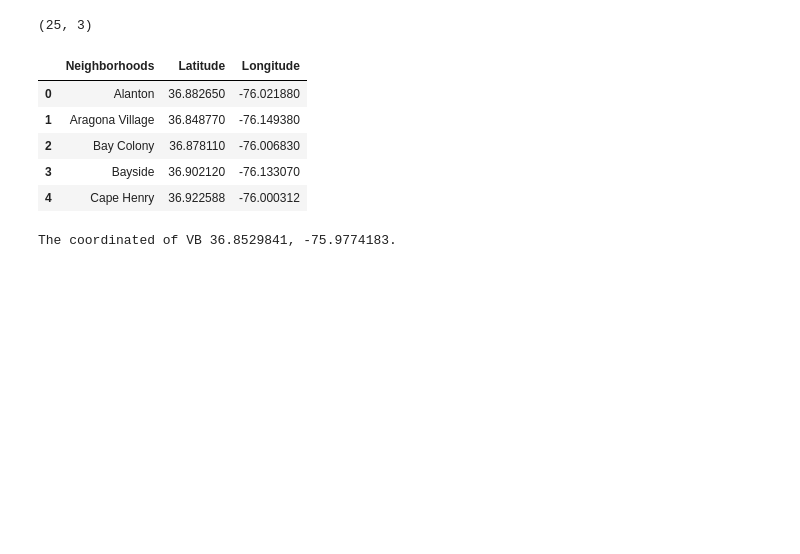
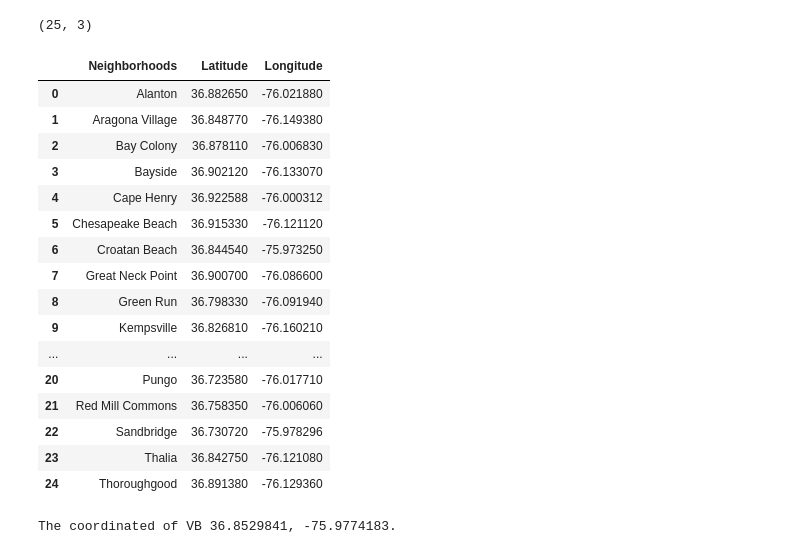
Before and after one commit to AliasRustico/Coursera_Capstone, a Jupyter notebook: Battle of the neighborhoods.ipynb, the cells around one changed output. Drawn from its saved outputs; the diff is of its cells as text; code cells hidden in the pictures; blank space fills up the shorter version.

```diff
--- a/Battle of the neighborhoods.ipynb
+++ b/Battle of the neighborhoods.ipynb
@@ -35,20 +29,31 @@ def get_latlng(neigh):
 # %%
 vbneigh = {'Neighborhoods': ['Alanton', 'Aragona Village', 'Bay Colony', 'Bayside', 'Cape Henry', 'Chesapeake Beach', 'Croatan Beach','Great Neck Point', 'Green Run', 'Kempsville', 'Lago Mar', 'Larkspur', 'London Bridge', 'Lynnhaven', 'Newtown', 'The North End', 'Oceana', 'Ocean Park', 'Pembroke Manor', 'Princess Anne', 'Pungo', 'Red Mill Commons', 'Sandbridge', 'Thalia', 'Thoroughgood']}
 vbneighdf= pd.DataFrame(vbneigh)
 coordsvb = [ get_latlng(neigh) for neigh in vbneighdf['Neighborhoods']]
 dfvbc = pd.DataFrame(coordsvb, columns=['Latitude', 'Longitude'])
 vbneighdf['Latitude'] = dfvbc['Latitude']
 vbneighdf['Longitude'] = dfvbc['Longitude']
 print(vbneighdf.shape)
-vbneighdf.head()
+vbneighdf.head(25)
 # %% [output]
 (25, 3)
 |  | Neighborhoods | Latitude | Longitude |
 | 0 | Alanton | 36.882650 | -76.021880 |
 | 1 | Aragona Village | 36.848770 | -76.149380 |
 | 2 | Bay Colony | 36.878110 | -76.006830 |
 | 3 | Bayside | 36.902120 | -76.133070 |
 | 4 | Cape Henry | 36.922588 | -76.000312 |
+| 5 | Chesapeake Beach | 36.915330 | -76.121120 |
+| 6 | Croatan Beach | 36.844540 | -75.973250 |
+| 7 | Great Neck Point | 36.900700 | -76.086600 |
+| 8 | Green Run | 36.798330 | -76.091940 |
+| 9 | Kempsville | 36.826810 | -76.160210 |
+| ... | ... | ... | ... |
+| 20 | Pungo | 36.723580 | -76.017710 |
+| 21 | Red Mill Commons | 36.758350 | -76.006060 |
+| 22 | Sandbridge | 36.730720 | -75.978296 |
+| 23 | Thalia | 36.842750 | -76.121080 |
+| 24 | Thoroughgood | 36.891380 | -76.129360 |
 # %%
 address = 'Virginia Beach, Virginia, United States'
 geolocator = Nominatim(user_agent="foursquare-agent")
```
Also changed, not shown: parts of 5 cells of this notebook, 3 other files.
